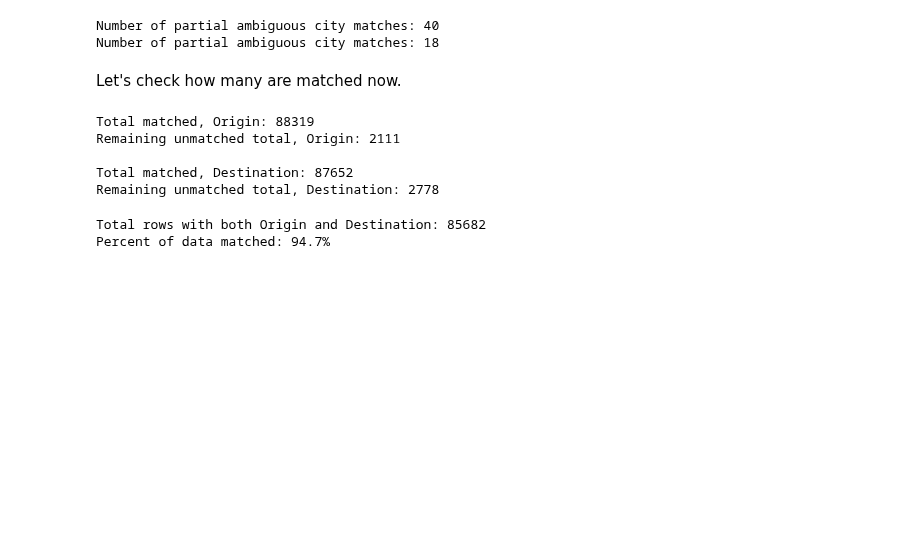
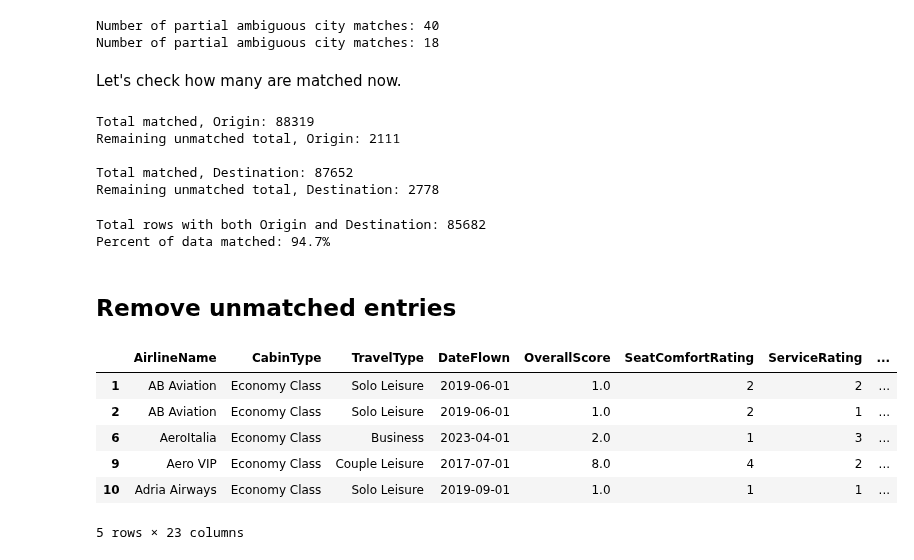
Before and after one commit to paulabondoc/airline-ratings-data-project, a Jupyter notebook: Script1 - Data_cleaning.ipynb, the cells around one changed output. Cells and saved outputs as stored; diff of their text form; code cells hidden in the pictures; blank space fills up the shorter version.

Commit message:
Add code to remove unmatched entries from dataset

```diff
--- a/Script1 - Data_cleaning.ipynb
+++ b/Script1 - Data_cleaning.ipynb
@@ -2151,3 +2151,18 @@ print("Percent of data matched:", '%.1f' % ((df_origin_spellchecked.shape[0] - u
 # %% [output]
 Total rows with both Origin and Destination: 85682
 Percent of data matched: 94.7%
+# %% [markdown]
+## Remove unmatched entries
+# %%
+with_null = df_origin_spellchecked.index[(df_origin_spellchecked['OriginMatch'].isna()) | (df_origin_spellchecked['DestinationMatch'].isna())]
+df_origin_spellchecked.drop(index=with_null, inplace=True)
+# %%
+df_origin_spellchecked.head()
+# %% [output]
+|  | AirlineName | CabinType | TravelType | DateFlown | OverallScore | SeatComfortRating | ServiceRating | ... |
+| 1 | AB Aviation | Economy Class | Solo Leisure | 2019-06-01 | 1.0 | 2 | 2 | ... |
+| 2 | AB Aviation | Economy Class | Solo Leisure | 2019-06-01 | 1.0 | 2 | 1 | ... |
+| 6 | AeroItalia | Economy Class | Business | 2023-04-01 | 2.0 | 1 | 3 | ... |
+| 9 | Aero VIP | Economy Class | Couple Leisure | 2017-07-01 | 8.0 | 4 | 2 | ... |
+| 10 | Adria Airways | Economy Class | Solo Leisure | 2019-09-01 | 1.0 | 1 | 1 | ... |
+5 rows × 23 columns
```
